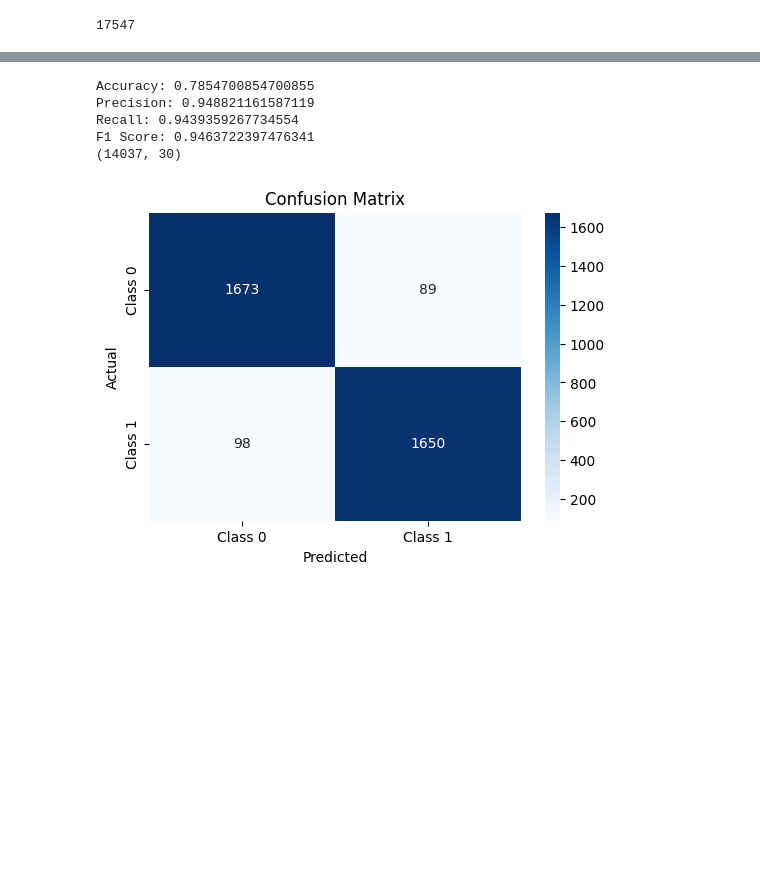
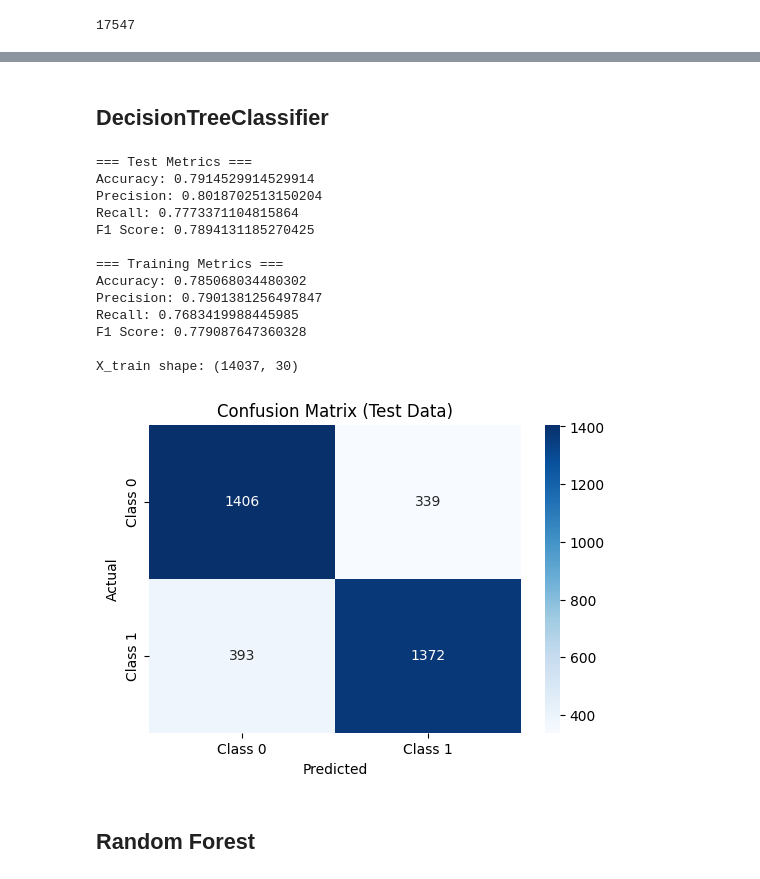
Before and after one commit to malangadan/Challengers, a Jupyter notebook: Challengers.ipynb, the cells around one changed output, grey strips where cells are left out. Saved outputs shown, nothing was run; the diff lists cells and outputs as text; code cells hidden in the pictures; blank space fills up the shorter version.

```diff
--- a/Challengers.ipynb
+++ b/Challengers.ipynb
@@ -268,35 +314,76 @@ F1 Score: 0.9463722397476341
+# %% [markdown]
+## DecisionTreeClassifier
 # %%
 from sklearn.tree import DecisionTreeClassifier
+from sklearn.metrics import confusion_matrix, precision_score, recall_score, f1_score, accuracy_score
+import matplotlib.pyplot as plt
+import seaborn as sns
+
+# Train the model
 clf = DecisionTreeClassifier(criterion='entropy', max_depth=4, random_state=0)
 clf.fit(X, y)
-accuracy = clf.score(X_test, y_test)
-print(f"Accuracy: {accuracy}")
 
-precision = precision_score(y_test, y_pred, average='binary')
-print(f"Precision: {precision}")
+# Predictions for test data
+y_pred_test = clf.predict(X_test)
 
-recall = recall_score(y_test, y_pred, average='binary')
-print(f"Recall: {recall}")
+# Predictions for training data
+y_pred_train = clf.predict(X_train)
 
-f1 = f1_score(y_test, y_pred, average='binary')
-print(f"F1 Score: {f1}")
+print("=== Test Metrics ===")
+accuracy_test = accuracy_score(y_test, y_pred_test)
+print(f"Accuracy: {accuracy_test}")
 
-print(X_train.shape)
+precision_test = precision_score(y_test, y_pred_test, average='binary')
+print(f"Precision: {precision_test}")
 
-cm = confusion_matrix(y_test, y_pred)
+recall_test = recall_score(y_test, y_pred_test, average='binary')
+print(f"Recall: {recall_test}")
+
+f1_test = f1_score(y_test, y_pred_test, average='binary')
+print(f"F1 Score: {f1_test}")
+
+print("\n=== Training Metrics ===")
+accuracy_train = accuracy_score(y_train, y_pred_train)
+print(f"Accuracy: {accuracy_train}")
+
+precision_train = precision_score(y_train, y_pred_train, average='binary')
+print(f"Precision: {precision_train}")
+
+recall_train = recall_score(y_train, y_pred_train, average='binary')
+print(f"Recall: {recall_train}")
+
+f1_train = f1_score(y_train, y_pred_train, average='binary')
+print(f"F1 Score: {f1_train}")
+
+print("\nX_train shape:", X_train.shape)
+
+# Confusion matrix for test data
+cm = confusion_matrix(y_test, y_pred_test)
 
 plt.figure(figsize=(6, 4))
-sns.heatmap(cm, annot=True, fmt='d', cmap='Blues', xticklabels=['Class 0', 'Class 1'], yticklabels=['Class 0', 'Class 1'])
-plt.title('Confusion Matrix')
+sns.heatmap(cm, annot=True, fmt='d', cmap='Blues',
+            xticklabels=['Class 0', 'Class 1'],
+            yticklabels=['Class 0', 'Class 1'])
+plt.title('Confusion Matrix (Test Data)')
 plt.xlabel('Predicted')
 plt.ylabel('Actual')
 plt.show()
 # %% [output]
-Accuracy: 0.7854700854700855
-Precision: 0.948821161587119
-Recall: 0.9439359267734554
-F1 Score: 0.9463722397476341
-(14037, 30)
+=== Test Metrics ===
+Accuracy: 0.7914529914529914
+Precision: 0.8018702513150204
+Recall: 0.7773371104815864
+F1 Score: 0.7894131185270425
+
+=== Training Metrics ===
+Accuracy: 0.785068034480302
+Precision: 0.7901381256497847
+Recall: 0.7683419988445985
+F1 Score: 0.779087647360328
+
+X_train shape: (14037, 30)
-[figure, old version]
+[figure, new version]
+# %% [markdown]
+## Random Forest
 # %%
 from sklearn.ensemble import RandomForestClassifier
```
Also changed, not shown: parts of 20 cells of this notebook.
